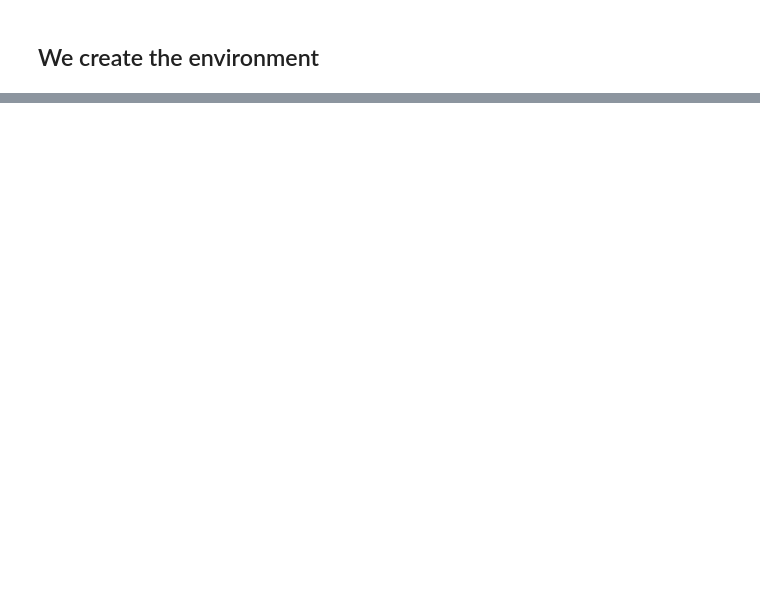
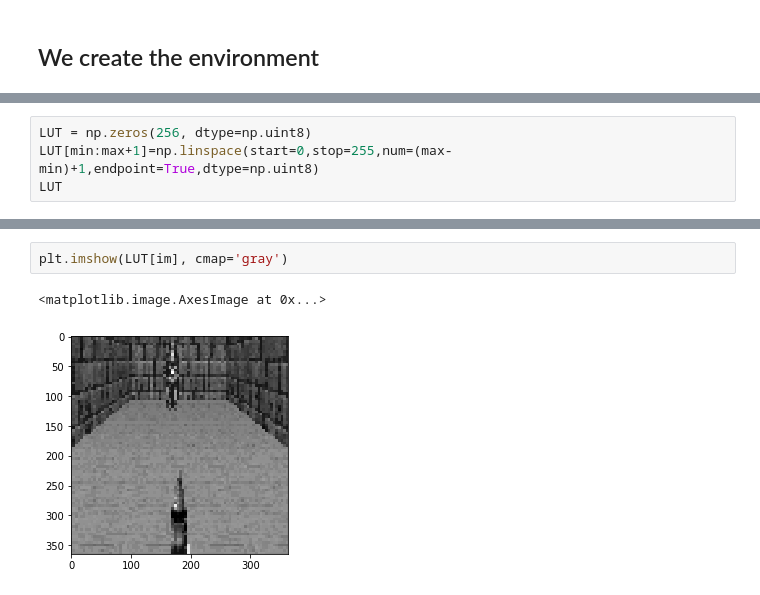
Before and after one commit to Maxtoq/DoomDQN, a Jupyter notebook: tests.ipynb, the cells around one changed output, grey strips where cells are left out. Drawn from its saved outputs; the diff is of its cells as text; blank space fills up the shorter version.

```diff
--- a/tests.ipynb
+++ b/tests.ipynb
@@ -127,0 +201,4 @@ Result: -390.0
+# %%
+LUT = np.zeros(256, dtype=np.uint8)
+LUT[min:max+1]=np.linspace(start=0,stop=255,num=(max-min)+1,endpoint=True,dtype=np.uint8)
+LUT
@@ -127,0 +226,5 @@ Result: -390.0
+# %%
+plt.imshow(LUT[im], cmap='gray')
+# %% [output]
+<matplotlib.image.AxesImage at 0x...>
+[figure, added]
```
Also changed, not shown: parts of 28 cells of this notebook, 6 other files.
